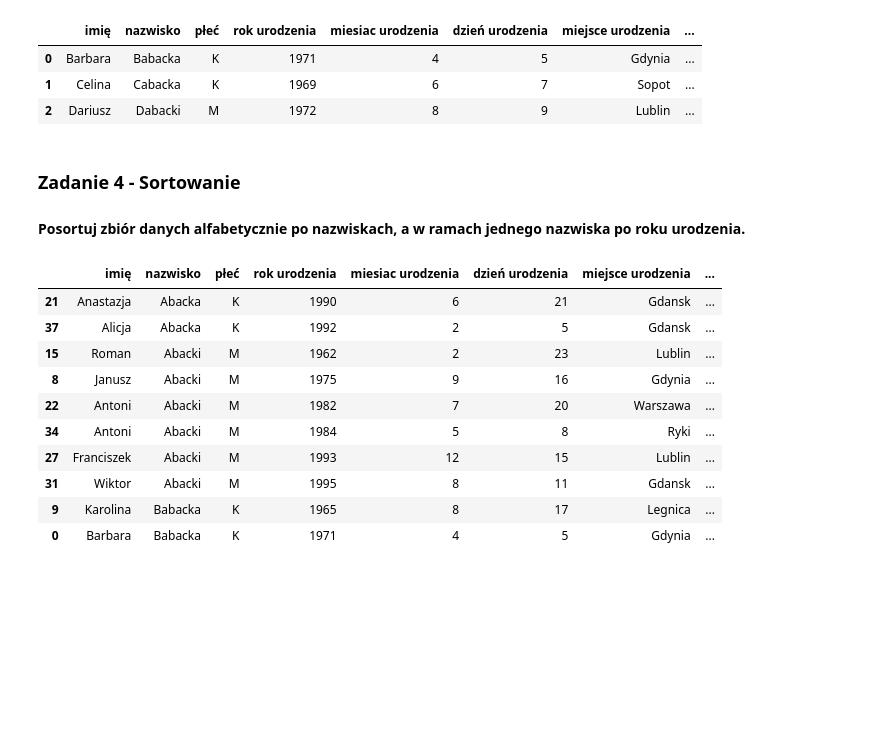
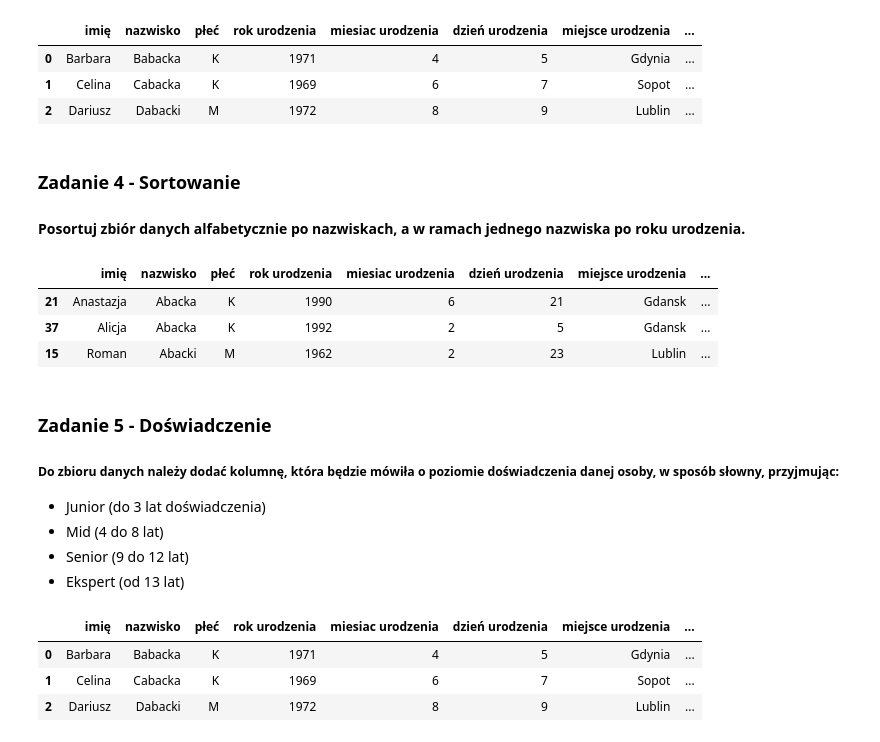
Before and after one commit to elblackmountain/Pandas, a Jupyter notebook: Pandas_zadania.ipynb, the cells around one changed output. Drawn from its saved outputs; the diff is of its cells as text; code cells hidden in the pictures; blank space fills up the shorter version.

Commit message:
Dodane zadanie nr 5

```diff
--- a/Pandas_zadania.ipynb
+++ b/Pandas_zadania.ipynb
@@ -132,21 +132,22 @@ dataset.head(3)
 | 0 | Barbara | Babacka | K | 1971 | 4 | 5 | Gdynia | ... |
 | 1 | Celina | Cabacka | K | 1969 | 6 | 7 | Sopot | ... |
 | 2 | Dariusz | Dabacki | M | 1972 | 8 | 9 | Lublin | ... |
-# %% [markdown]
-### Zadanie 4 - Sortowanie
-
-#### Posortuj zbiór danych alfabetycznie po nazwiskach, a w ramach jednego nazwiska po roku urodzenia.
+# %% [markdown]
+### Zadanie 4 - Sortowanie
+
+#### Posortuj zbiór danych alfabetycznie po nazwiskach, a w ramach jednego nazwiska po roku urodzenia.
 # %%
-dataset.sort_values(by=['nazwisko', 'rok urodzenia']).head(10)
+dataset.sort_values(by=['nazwisko', 'rok urodzenia']).head(3)
 # %% [output]
 |  | imię | nazwisko | płeć | rok urodzenia | miesiac urodzenia | dzień urodzenia | miejsce urodzenia | ... |
 | 21 | Anastazja | Abacka | K | 1990 | 6 | 21 | Gdansk | ... |
 | 37 | Alicja | Abacka | K | 1992 | 2 | 5 | Gdansk | ... |
 | 15 | Roman | Abacki | M | 1962 | 2 | 23 | Lublin | ... |
-| 8 | Janusz | Abacki | M | 1975 | 9 | 16 | Gdynia | ... |
-| 22 | Antoni | Abacki | M | 1982 | 7 | 20 | Warszawa | ... |
-| 34 | Antoni | Abacki | M | 1984 | 5 | 8 | Ryki | ... |
-| 27 | Franciszek | Abacki | M | 1993 | 12 | 15 | Lublin | ... |
-| 31 | Wiktor | Abacki | M | 1995 | 8 | 11 | Gdansk | ... |
-| 9 | Karolina | Babacka | K | 1965 | 8 | 17 | Legnica | ... |
-| 0 | Barbara | Babacka | K | 1971 | 4 | 5 | Gdynia | ... |
+# %% [markdown]
+###  Zadanie 5 - Doświadczenie
+
+##### Do zbioru danych należy dodać kolumnę, która będzie mówiła o poziomie doświadczenia danej osoby, w sposób słowny, przyjmując:
+* Junior (do 3 lat doświadczenia)
+* Mid (4 do 8 lat)
+* Senior (9 do 12 lat)
+* Ekspert (od 13 lat)
@@ -152,0 +169,7 @@ dataset.sort_values(by=['nazwisko', 'rok urodzenia']).head(10)
+# %%
+dataset.head(3)
+# %% [output]
+|  | imię | nazwisko | płeć | rok urodzenia | miesiac urodzenia | dzień urodzenia | miejsce urodzenia | ... |
+| 0 | Barbara | Babacka | K | 1971 | 4 | 5 | Gdynia | ... |
+| 1 | Celina | Cabacka | K | 1969 | 6 | 7 | Sopot | ... |
+| 2 | Dariusz | Dabacki | M | 1972 | 8 | 9 | Lublin | ... |
```
Also changed, not shown: parts of 9 cells of this notebook.
